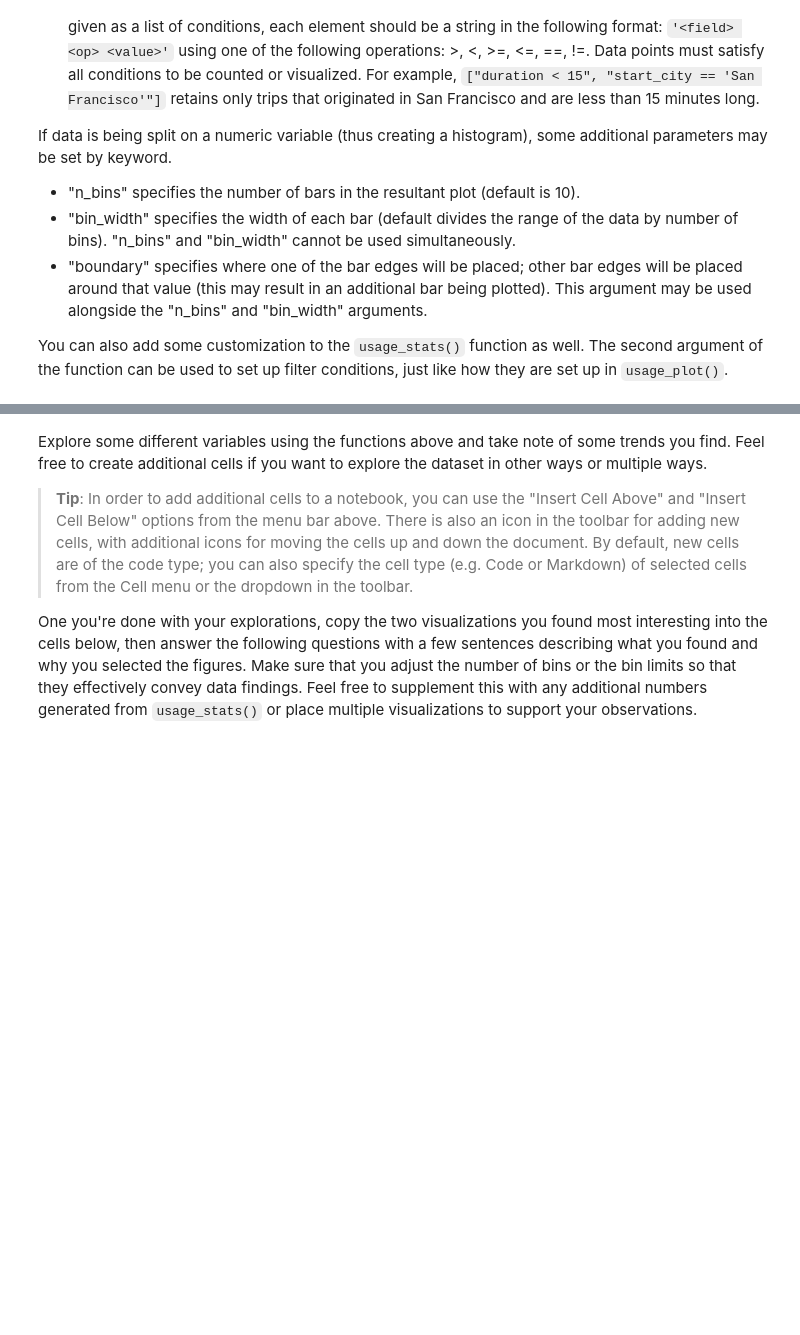
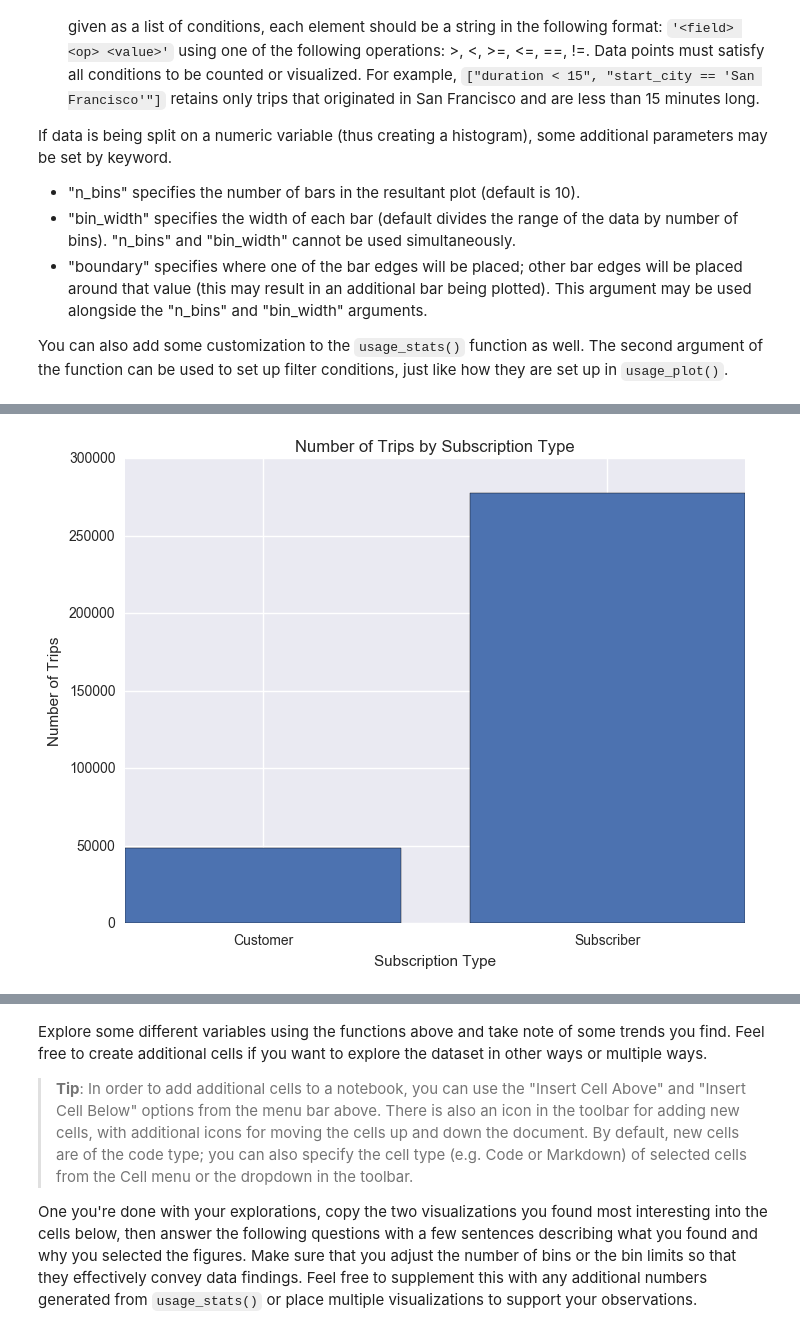
Before and after one commit to jctheduke/Data-Analyst-NanoDegree, a Jupyter notebook: dandp0-bikeshareanalysis/Bay_Area_Bike_Share_Analysis.ipynb, the cells around one changed output, grey strips where cells are left out. Drawn from its saved outputs; the diff is of its cells as text; code cells hidden in the pictures; blank space fills up the shorter version.

```diff
--- a/dandp0-bikeshareanalysis/Bay_Area_Bike_Share_Analysis.ipynb
+++ b/dandp0-bikeshareanalysis/Bay_Area_Bike_Share_Analysis.ipynb
@@ -302,0 +328,4 @@ usage_plot(trip_data)
+# %%
+usage_plot(trip_data,'subscription_type',['start_year == 2014'])
+# %% [output]
+[figure, added]
```
Also changed, not shown: parts of 11 cells of this notebook.
